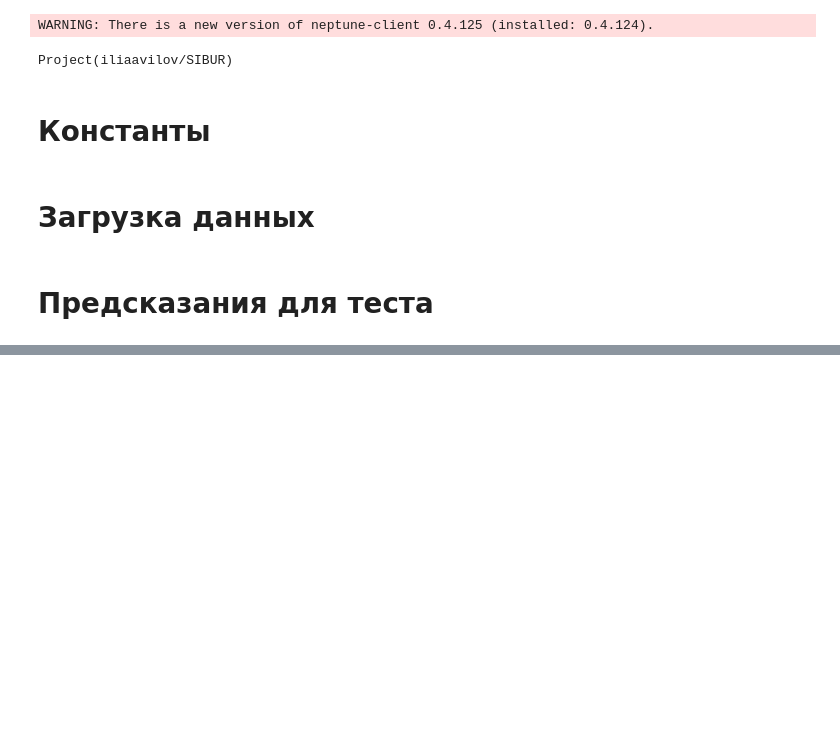
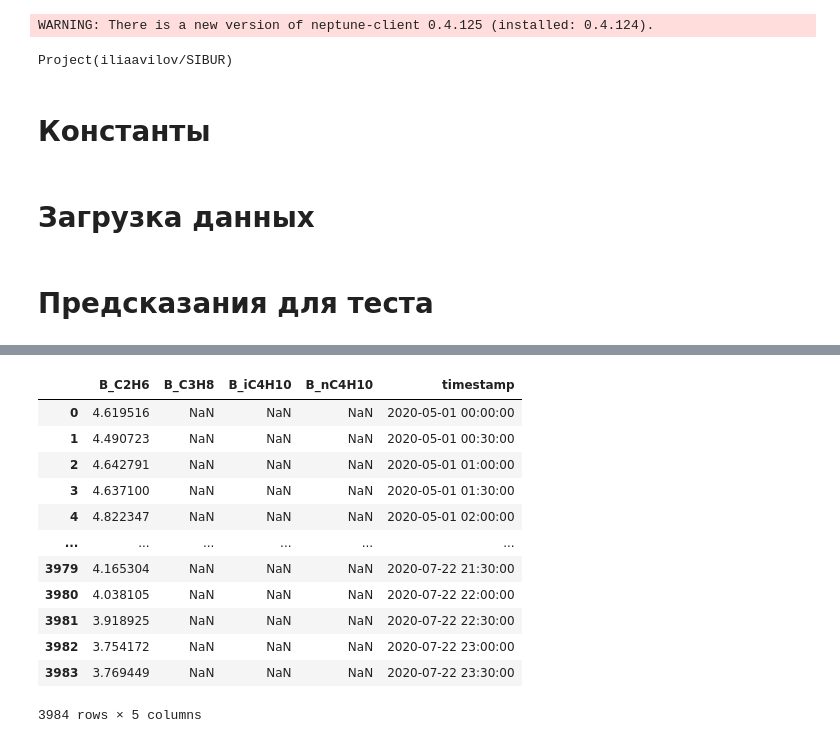
Before and after one commit to volico/sibur_2020, a Jupyter notebook: test_prediction.ipynb, the cells around one changed output, grey strips where cells are left out. Cells and saved outputs as stored; diff of their text form; code cells hidden in the pictures; blank space fills up the shorter version.

```diff
--- a/test_prediction.ipynb
+++ b/test_prediction.ipynb
@@ -269,0 +192,16 @@ val_loss: 0.022470718249678612
+# %%
+pd.read_csv('submission_C2H6.csv')
+# %% [output]
+|  | B_C2H6 | B_C3H8 | B_iC4H10 | B_nC4H10 | timestamp |
+| 0 | 4.619516 | NaN | NaN | NaN | 2020-05-01 00:00:00 |
+| 1 | 4.490723 | NaN | NaN | NaN | 2020-05-01 00:30:00 |
+| 2 | 4.642791 | NaN | NaN | NaN | 2020-05-01 01:00:00 |
+| 3 | 4.637100 | NaN | NaN | NaN | 2020-05-01 01:30:00 |
+| 4 | 4.822347 | NaN | NaN | NaN | 2020-05-01 02:00:00 |
+| ... | ... | ... | ... | ... | ... |
+| 3979 | 4.165304 | NaN | NaN | NaN | 2020-07-22 21:30:00 |
+| 3980 | 4.038105 | NaN | NaN | NaN | 2020-07-22 22:00:00 |
+| 3981 | 3.918925 | NaN | NaN | NaN | 2020-07-22 22:30:00 |
+| 3982 | 3.754172 | NaN | NaN | NaN | 2020-07-22 23:00:00 |
+| 3983 | 3.769449 | NaN | NaN | NaN | 2020-07-22 23:30:00 |
+3984 rows × 5 columns
```
Also changed, not shown: parts of 16 cells of this notebook, 6 other files.
